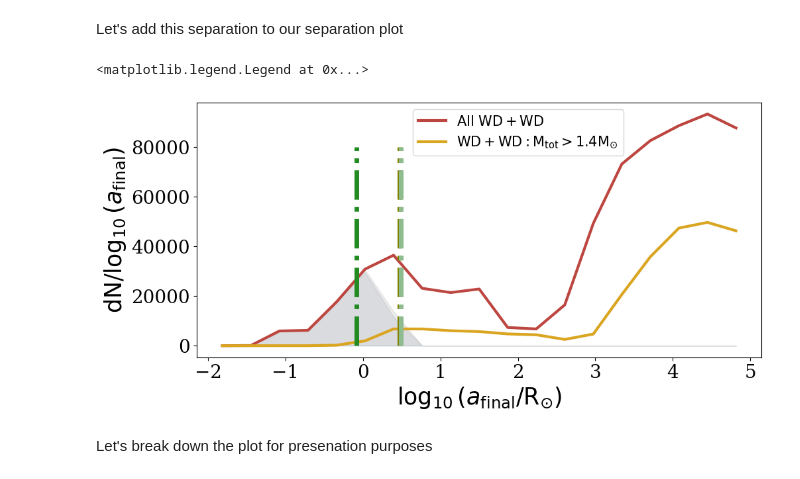
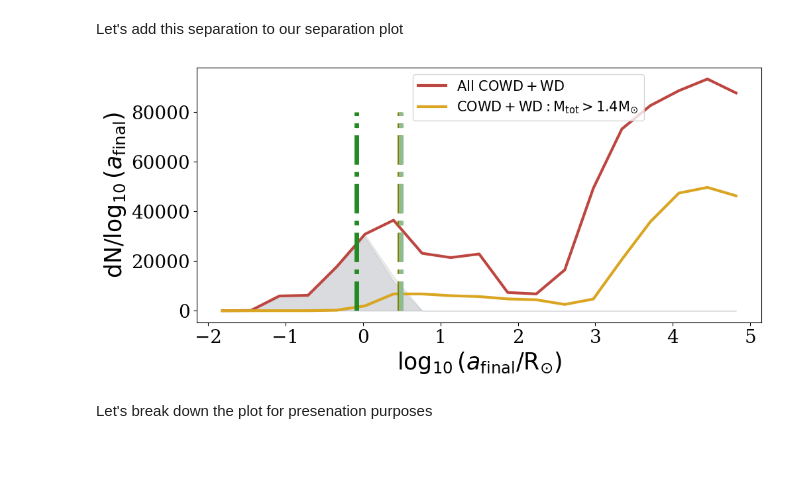
Before and after one commit to melanie-santiago26/research_work, a Jupyter notebook: making_figures/WD_WD_postprocessing.ipynb, the cells around one changed output. Drawn from its saved outputs; the diff is of its cells as text; code cells hidden in the pictures.

```diff
--- a/making_figures/WD_WD_postprocessing.ipynb
+++ b/making_figures/WD_WD_postprocessing.ipynb
@@ -501,8 +507,8 @@ RLOF_WD_data_overlap.sort_values(by="SEED")
 # %%
 # let's select for only binary WD to make sure we are dealing with the same systems
 wd_bool = useful_fncs.WDWD_bools(RLOF_WD_data_overlap,'Stellar_Type(1)>MT','Stellar_Type(2)>MT')
-RLOF_WDWD = RLOF_WD_data_overlap[wd_bool]
-RLOF_WDWD
+RLOF_COWD = RLOF_WD_data_overlap[wd_bool]
+RLOF_COWD
 # %% [output]
 |  | Beta | CEE>MT | Eccentricity<MT | Eccentricity>MT | Luminosity(1) | Luminosity(2) | MT_Event_Counter | ... |
 | 14 | 1.711519e-09 | 0 | 0.0 | 0.0 | 0.018111 | 52.637859 | 3 | ... |
@@ -518,9 +524,9 @@ RLOF_WDWD
 | 494350 | 5.495433e-15 | 0 | 0.0 | 0.0 | 0.000027 | 17.120385 | 2 | ... |
 51583 rows × 46 columns
 # %%
-stellar_merger_bool = RLOF_WDWD['RLOF(1)>MT'] + RLOF_WDWD['RLOF(2)>MT'] > RLOF_WDWD['SemiMajorAxis>MT']
+stellar_merger_bool = RLOF_COWD['RLOF(1)>MT'] + RLOF_COWD['RLOF(2)>MT'] > RLOF_COWD['SemiMajorAxis>MT']
 # %%
-RLOF_WDWD_SM = RLOF_WDWD[stellar_merger_bool]
+RLOF_WDWD_SM = RLOF_COWD[stellar_merger_bool]
 # filtering out the systems that are above chandra mass
 chandra_bool_m1m2_rlof = np.logical_and(RLOF_WDWD_SM['Mass(1)>MT']<1.44,RLOF_WDWD_SM['Mass(2)>MT']<1.44)
 RLOF_WDWD_SM_sub_chandra = RLOF_WDWD_SM[chandra_bool_m1m2_rlof]
@@ -682,7 +688,7 @@ hist, bin_edges = np.histogram(separations_log, weights=SP_COWD_data['mixture_we
 center_bins = (bin_edges[:-1] + bin_edges[1:])/2
 bin_width = np.diff(bin_edges)
 
-plt.plot(center_bins,hist/bin_width, color='#BD4640',lw=3,label=r'$\mathrm{All}$ $\mathrm{WD+WD}$')
+plt.plot(center_bins,hist/bin_width, color='#BD4640',lw=3,label=r'$\mathrm{All}$ $\mathrm{COWD+WD}$')
 
 # systems where M_tot > 1.4 solar masses
 separations_log_chandra = np.log10(SP_COWD_data_chandra['SemiMajorAxis'])
@@ -690,7 +696,7 @@ hist_chandra, bin_edges_chandra = np.histogram(separations_log_chandra, weights=
 center_bins_chandra = (bin_edges_chandra[:-1] + bin_edges_chandra[1:])/2
 bin_width_chandra = np.diff(bin_edges_chandra)
 
-plt.plot(center_bins_chandra,hist_chandra/bin_width_chandra,lw=3,color='goldenrod', label=r'$\mathrm{WD+WD: M_{tot} > 1.4 M_{\odot}}$')
+plt.plot(center_bins_chandra,hist_chandra/bin_width_chandra,lw=3,color='goldenrod', label=r'$\mathrm{COWD+WD: M_{tot} > 1.4 M_{\odot}}$')
 
 # small coalescence times
 separations_log_col = np.log10(SP_WDWD_col['SemiMajorAxis'])
@@ -710,36 +716,35 @@ center_bins_delay = (bin_edges_delay[:-1] + bin_edges_delay[1:])/2
 bin_width_delay = np.diff(bin_edges_delay)
 
 # plt.plot(center_bins_delay,hist_delay/bin_width_delay,color='grey')
 plt.fill_between(center_bins_delay, hist_delay/bin_width_delay,
                 alpha=0.15,
                 color="slategray")#,label=r'LVK BNS Rate $\mathrm{z=0.2}$')
 
 
 ### adding the extra separation conditions
 
 ## max(m2), min(m1)
 plt.vlines(np.log10(separation_tdel),color='olive',linestyle='-.',linewidth=5,ymin=0,ymax=80000)#, label=r'$t_{delay} < t_{hubble}$')
 plt.vlines(np.log10(separation_tcol), color='darkseagreen',linestyle='-.',linewidth=5,ymin=0,ymax=80000)#, label=r'$t_{col} < t_{hubble}$')
 plt.vlines(np.log10(separation_stellar_merger),color='forestgreen',linestyle='-.',linewidth=5,ymin=0,ymax=80000)#, label=r'$t_{delay}(r_{1} + r_{2} < a)$')
 
 
 
 ## labeling
 plt.xlabel(r"$\log_{10}(a_{\mathrm{final}}/\mathrm{R_{\odot}})$",fontsize=25)
 plt.ylabel(r"$\mathrm{dN}$/$\log_{10}(a_{\mathrm{final}})$",fontsize=25)
 plt.xticks(fontsize=20)
 plt.yticks(fontsize=20)
 
 ## plt.ticks
 
 
 plt.legend(loc='upper left',bbox_to_anchor=(0.37,1),fontsize=15)
 
 ## save figure
-# plt.savefig("separations_distribution.pdf",bbox_inches='tight',pad_inches=0.1)
+# plt.savefig("separations_distribution_COWD.pdf",bbox_inches='tight',pad_inches=0.1)
 # %% [output]
-<matplotlib.legend.Legend at 0x...>
-[figure, old version]
+[figure, new version]
 # %% [markdown]
 Let's break down the plot for presenation purposes
 # %%
```
Also changed, not shown: parts of 8 cells of this notebook, 2 other files.
